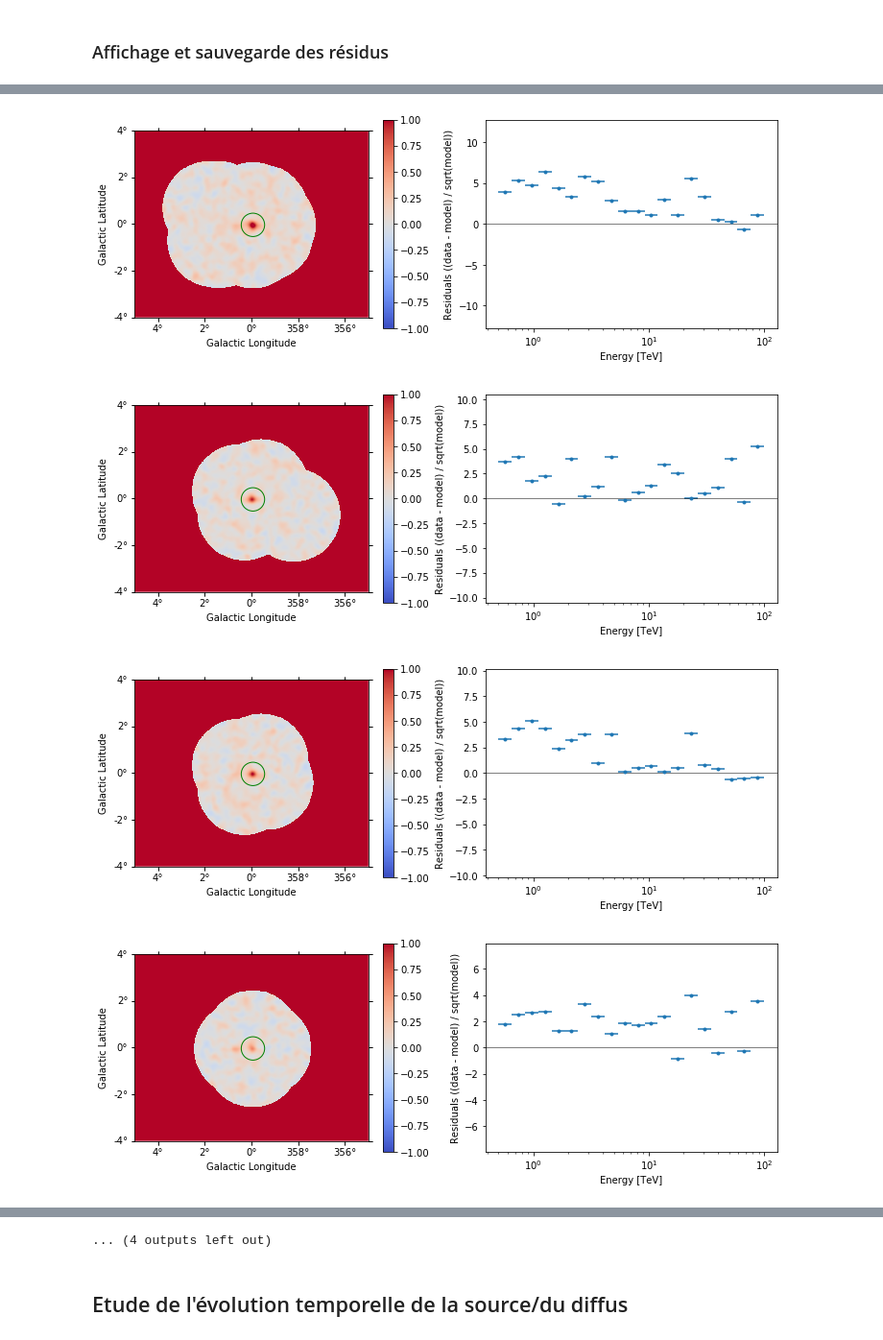
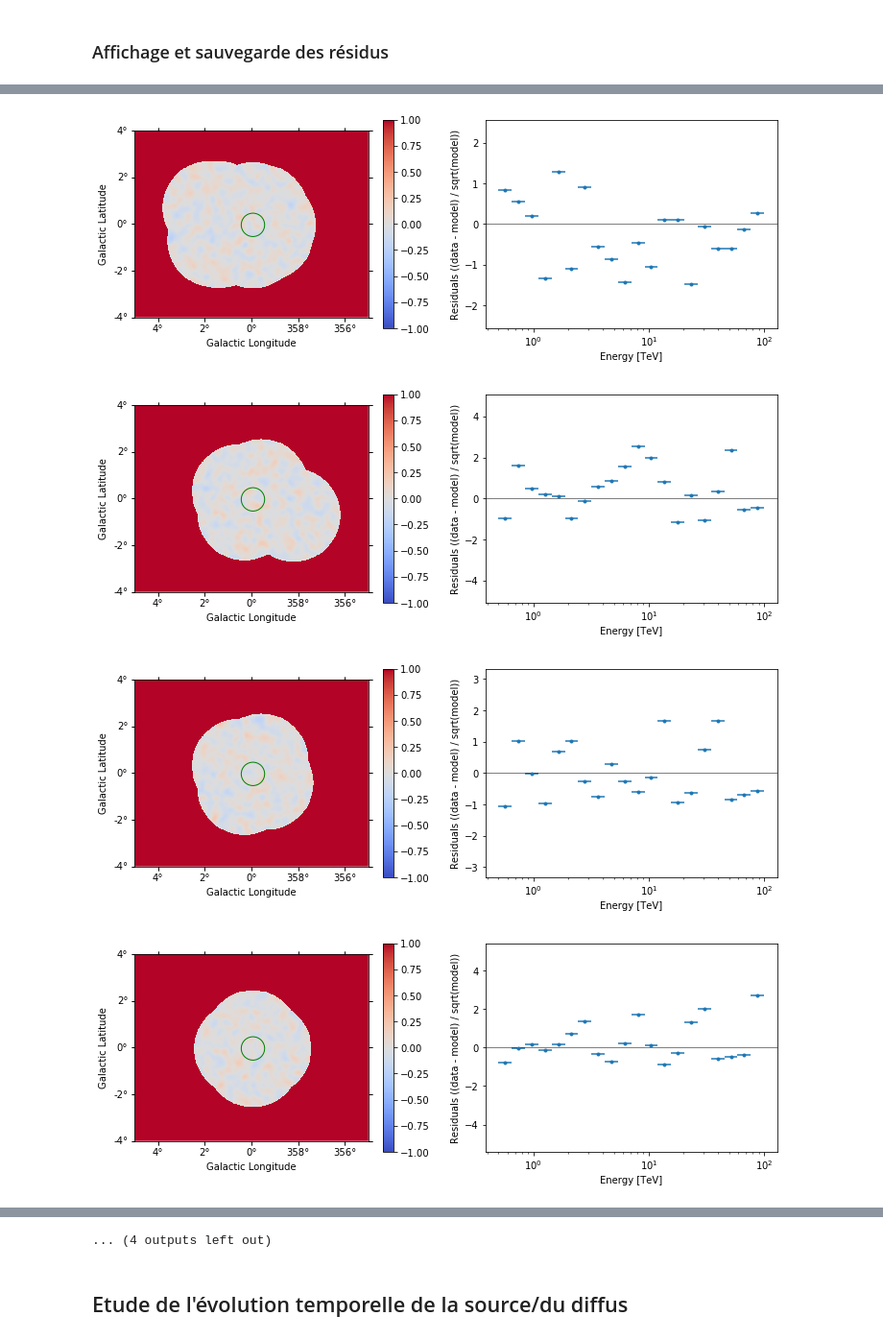
Before and after one commit to SamZouari/hess, a Jupyter notebook: notebooks0.15/simu_evolutionGC_withDE.ipynb, the cells around one changed output, grey strips where cells are left out. Shown: that part at 96% size. Saved outputs shown, nothing was run; the diff lists cells and outputs as text; code cells hidden in the pictures.

```diff
--- a/notebooks0.15/simu_evolutionGC_withDE.ipynb
+++ b/notebooks0.15/simu_evolutionGC_withDE.ipynb
@@ -428,10 +428,7 @@ fit_mask = Map.from_geom(geom, data=fit_mask)
 # %% [markdown]
 ## Création des fausses cartes
 # %%
-mapfake = dict()
-
 for year in range(2004,2020):
     mapdataset_dict[year].models =  model.copy() + model_diff.copy()
     mapdataset_dict[year].fake()
-    mapfake[year] = mapdataset_dict[year].copy()
 # %%
@@ -471,7 +468,8 @@ En gros, faire le fit une première fois pour avoir la norm juste, puis, sans to
 si on refait le fit sans mettre les modèles à zéro ? ça change rien (logique car à cette étape le fit est censé être correct)
 # %%
 for year in range(2004,2020):
-    mapfake[year].fit_mask = fit_mask
-    mapfake[year].models =  model.copy() + model_diff.copy()
-    #mapfake[year].background_model.parameters['norm'].value = 1.0
-    mapfake[year].background_model.parameters['norm'].frozen = False
+    mapdataset_dict[year].fit_mask = fit_mask
+    mapdataset_dict[year].models =  model.copy() + model_diff.copy()
+    mapdataset_dict[year].background_model.parameters['norm'].value = 1.0
+    mapdataset_dict[year].background_model.parameters['norm'].frozen = False
+    mapdataset_dict[year].models[1].parameters['amplitude'].frozen = False
@@ -505,7 +500,7 @@ results_per_year = dict()
 results = []
 
 for year in range(2004,2020):
-    fit = Fit([mapfake[year]])
+    fit = Fit([mapdataset_dict[year]])
     result = fit.run()
 
     results.append(result)
@@ -547,7 +550,7 @@ reference  1.000e+00   nan            TeV        nan       nan   True
 ### Sauvegarde des modèles par année
 # %%
 for year in range(2004,2020):
-    mapfake[year].models.write("../../hess_results/simu_1/models/model"+ str(year), overwrite=True)
+    mapdataset_dict[year].models.write("../../hess_results/simu_1/models/model"+ str(year), overwrite=True)
 # %% [markdown]
 ### Affichage et sauvegarde des résidus
 # %%
@@ -556,8 +559,8 @@ region = CircleSkyRegion(
 )
 
 for year in range(2004,2020):
-    mapfake[year].plot_residuals(
+    mapdataset_dict[year].plot_residuals(
         region=region, method="diff/sqrt(model)", vmin=-1.0, vmax=1.0
         )
-    #plt.savefig("../../hess_results/simu_1/residuals/residuals_"+str(year)+".pdf", overwrite=True)
+    plt.savefig("../../hess_results/simu_1/residuals/residuals_"+str(year)+".pdf", overwrite=True)
 # %% [output]
@@ -566,4 +569,4 @@ for year in range(2004,2020):
-[figure, old version]
+[figure, new version]
-[figure, old version]
+[figure, new version]
-[figure, old version]
+[figure, new version]
-[figure, old version]
+[figure, new version]
```
Also changed, not shown: parts of 14 cells of this notebook, 3 other files.
